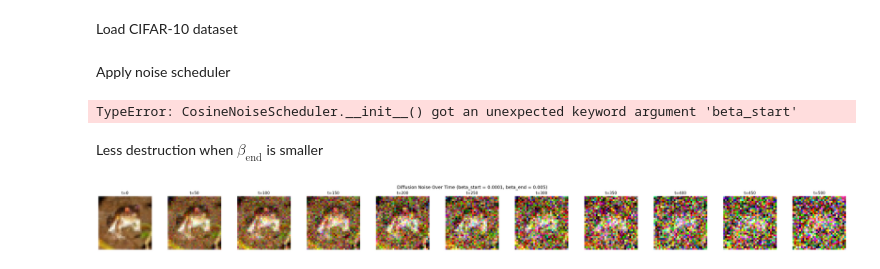
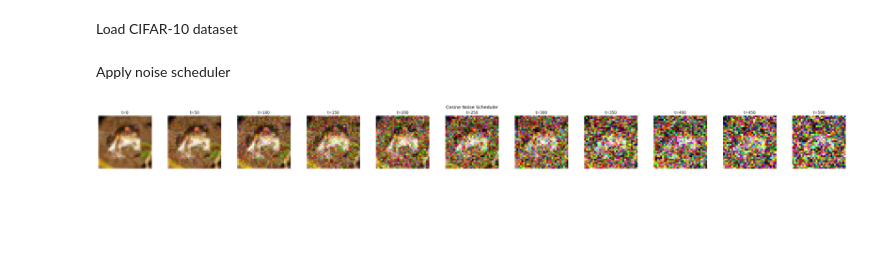
Before and after one commit to ShlomiRex/final_project, a Jupyter notebook: src/experiments/noise_schedulers/cosine_scheduler.ipynb, the cells around one changed output. Cells and saved outputs as stored; diff of their text form; code cells hidden in the pictures; blank space fills up the shorter version.

Commit message:
finish cosine noise scheduler

```diff
--- a/src/experiments/noise_schedulers/cosine_scheduler.ipynb
+++ b/src/experiments/noise_schedulers/cosine_scheduler.ipynb
@@ -60,8 +60,8 @@ x0 = img.unsqueeze(0)  # add batch dimension
 # %% [markdown]
 Apply noise scheduler
 # %%
-def plot(timesteps, beta_start, beta_end, plotted_timesteps):
-    scheduler = CosineNoiseScheduler(timesteps=timesteps, beta_start=beta_start, beta_end=beta_end)
+def plot(timesteps, plotted_timesteps, x0):
+    scheduler = CosineNoiseScheduler(timesteps=timesteps)
     noisy_images = []
 
     for t in plotted_timesteps:
@@ -69,37 +69,29 @@ def plot(timesteps, beta_start, beta_end, plotted_timesteps):
         noisy_img = scheduler.add_noise(x0, timestep)
         noisy_images.append(noisy_img)
 
-    num_images = len(plotted_timesteps)
-    cols = num_images  # All in one row
+    cols = len(plotted_timesteps)
     rows = 1
 
     def show_image(tensor, title=""):
         img = tensor.clone().detach().cpu()
-        img = img * 0.5 + 0.5  # unnormalize
-        img = img.clamp(0, 1)  # clip to [0, 1]
+        img = img * 0.5 + 0.5
+        img = img.clamp(0, 1)
         img = img.squeeze().permute(1, 2, 0).numpy()
         plt.imshow(img)
         plt.title(title)
         plt.axis("off")
 
-    plt.figure(figsize=(3 * cols, 3))  # Wider figure for single row
+    plt.figure(figsize=(3 * cols, 3))
     for i, (t, img) in enumerate(zip(plotted_timesteps, noisy_images)):
         plt.subplot(rows, cols, i + 1)
         show_image(img, f"t={t}")
 
-    plt.suptitle(f"Diffusion Noise Over Time (beta_start = {beta_start}, beta_end = {beta_end})", fontsize=14)
+    plt.suptitle("Cosine Noise Scheduler", fontsize=14)
     plt.tight_layout(pad=1.0)
     plt.subplots_adjust(wspace=0.3, hspace=0.01)
     plt.show()
 # %%
 plotted_timesteps = list(range(0, 501, 50))  # [0, 50, 100, ..., 500]
-plot(timesteps=1000, beta_start=1e-4, beta_end=0.02, plotted_timesteps=plotted_timesteps)
+plot(timesteps=1000, plotted_timesteps=plotted_timesteps, x0=x0)
 # %% [output]
-TypeError: CosineNoiseScheduler.__init__() got an unexpected keyword argument 'beta_start'
+[figure, added]
-# %% [markdown]
-Less destruction when $\beta_{\text{end}}$ is smaller
-# %%
-plotted_timesteps = list(range(0, 501, 50))  # [0, 50, 100, ..., 500]
-plot(timesteps=1000, beta_start=1e-4, beta_end=0.005, plotted_timesteps=plotted_timesteps)
-# %% [output]
-[figure, removed]
```
Also changed, not shown: parts of 2 cells of this notebook.
